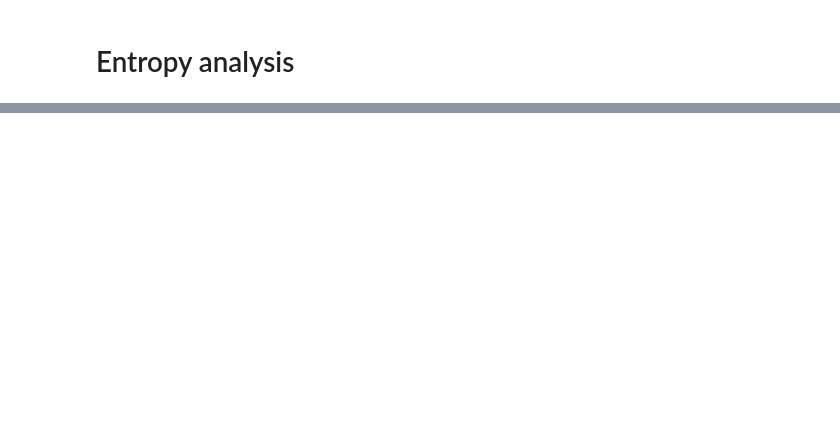
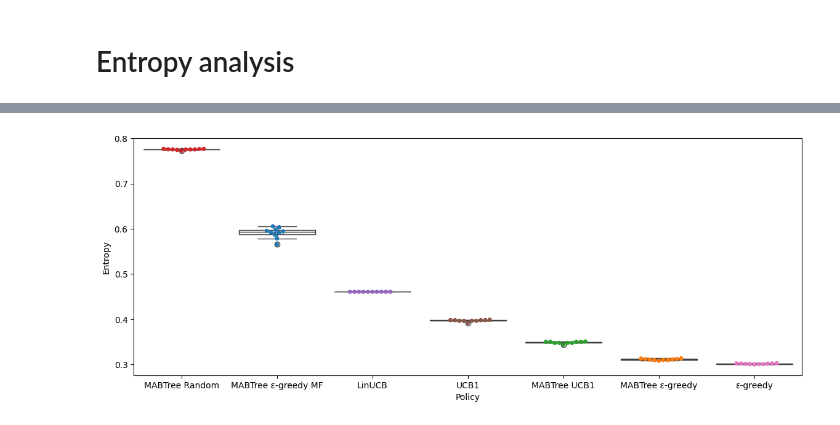
Before and after one commit to rik1599/recsys4good, a Jupyter notebook: evaluate.ipynb, the cells around one changed output, grey strips where cells are left out. Cells and saved outputs as stored; diff of their text form; code cells hidden in the pictures; blank space fills up the shorter version.

Commit message:
Add baseline and MABTree coverage and entropy CSV outputs; refactor policy initialization and evaluation metrics

```diff
--- a/evaluate.ipynb
+++ b/evaluate.ipynb
@@ -149,0 +152,7 @@ plt.show()
+# %%
+df_coverage = pd.concat((
+    pd.read_csv('./out/mabtree_coverages.csv', index_col=0),
+    pd.read_csv('./out/baseline_coverages.csv', index_col=0),
+), axis=1)
+
+df_coverage
@@ -149,0 +171,11 @@ plt.show()
+# %%
+rank = df_coverage.median().sort_values(ascending=False).index
+
+plt.figure(figsize=(14, 5))
+sns.boxplot(data=df_coverage, color='white', order=rank)
+sns.swarmplot(data=df_coverage)
+plt.ylabel('Entropy')
+plt.xlabel('Policy')
+plt.show()
+# %% [output]
+[figure, added]
```
Also changed, not shown: parts of 12 cells of this notebook, 10 other files.
